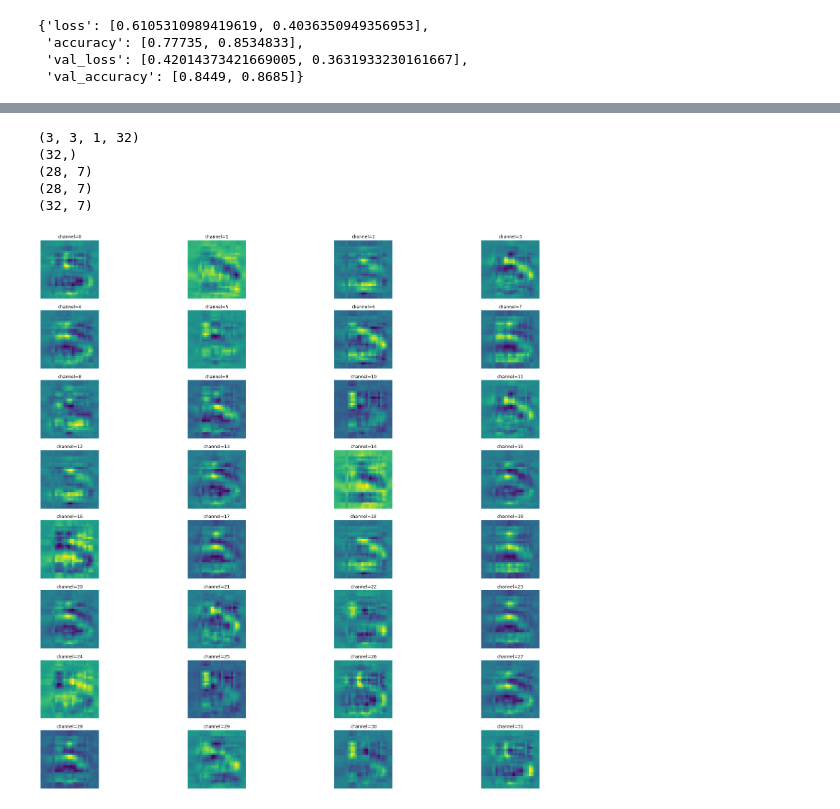
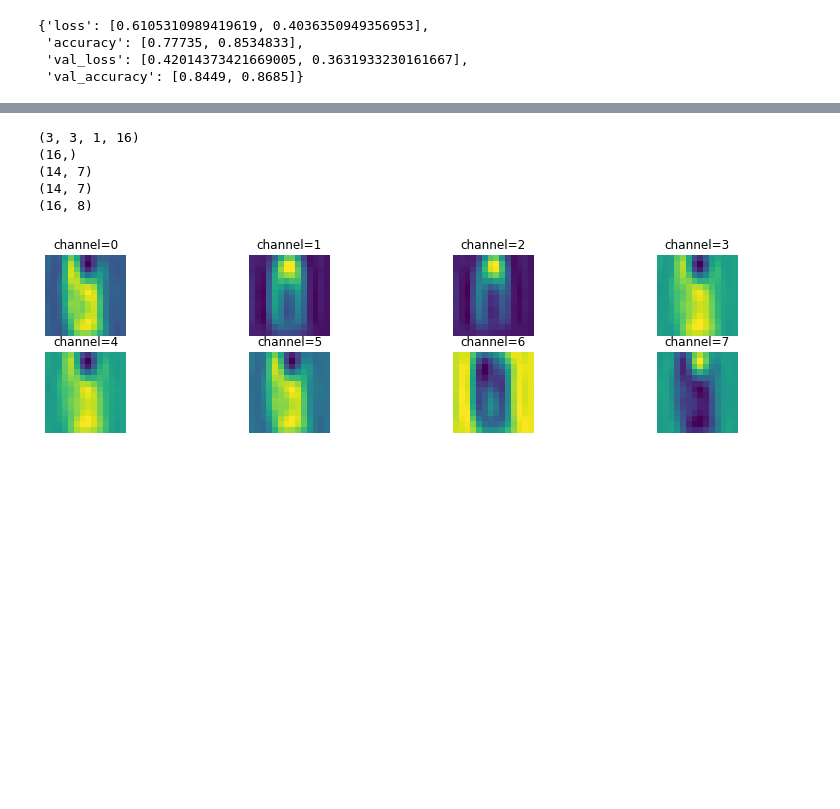
Before and after one commit to senyuan-juncheng/TensorProjectionLayer, a Jupyter notebook: TensorProjectionLayer.ipynb, the cells around one changed output, grey strips where cells are left out. Cells and saved outputs as stored; diff of their text form; code cells hidden in the pictures; blank space fills up the shorter version.

```diff
--- a/TensorProjectionLayer.ipynb
+++ b/TensorProjectionLayer.ipynb
@@ -154,9 +166,9 @@ class TensorProjectionLayer(tf.keras.layers.Layer):
 # %%
 batch_size = 100;
 num_classes = 10;
-epochs = 2;
+epochs = 10;
 # prepare data
-(x_train, y_train), (x_test, y_test) = tf.keras.datasets.fashion_mnist.load_data();
+(x_train, y_train), (x_test, y_test) = tf.keras.datasets.mnist.load_data();
 
 img_rows, img_cols = 28, 28
 
@@ -189,14 +201,14 @@ model.add(tf.keras.layers.AveragePooling2D((2,2)))
 #model.add(TensorProjectionLayer(14, 14, 16, tf.keras.activations.linear, False)) # （28，28，64） ---> (6,6,8)
 #model.add(tf.keras.layers.Dropout(0.5));
 
-model.add(tf.keras.layers.Conv2D(64, kernel_size=(3,3),strides=1, padding='same',activation='relu'));
-model.add(tf.keras.layers.AveragePooling2D((2,2)))
-#model.add(TensorProjectionLayer(7, 7, 32, tf.keras.activations.relu, False)) # （28，28，64） ---> (6,6,8)
+model.add(tf.keras.layers.Conv2D(16, kernel_size=(3,3),strides=1, padding='same',activation='relu'));
+#model.add(tf.keras.layers.AveragePooling2D((2,2)))
+model.add(TensorProjectionLayer(9, 9, 9, regularization=True, rate=0.025)) # （28，28，64） ---> (6,6,8)
 #model.add(tf.keras.layers.Dropout(0.5));
 
 model.add(tf.keras.layers.Flatten())
-model.add(tf.keras.layers.Dense(640, activation='relu'))
-model.add(tf.keras.layers.Dropout(0.5));
+model.add(tf.keras.layers.Dense(160, activation='relu'))
+#model.add(tf.keras.layers.Dropout(0.5));
 model.add(tf.keras.layers.Dense(num_classes, activation='softmax'))
 model.compile(loss=tf.keras.losses.categorical_crossentropy, optimizer=tf.keras.optimizers.RMSprop(), metrics=['accuracy'])
 # %%
@@ -284,7 +303,7 @@ Using numpy backend.
 # %%
 # Visualization
-tensor_projection_layer_name = 'tensor_projection_layer';
-conv2d_layer_name = 'conv2d';
+tensor_projection_layer_name = 'tensor_projection_layer_28';
+conv2d_layer_name = 'conv2d_57';
 
 # obtain layer
 tensor_projection_layer = tf.keras.Model(inputs=model.input, outputs=model.get_layer(tensor_projection_layer_name).output)
@@ -298,20 +317,20 @@ X = conv2d_layer.predict(x_test[0:100]);
 
 # load weights of projection layer
 tensor_projection_weights = tensor_projection_layer.get_weights();
-W1 = tensor_projection_weights[2];
-W2 = tensor_projection_weights[3];
-W3 = tensor_projection_weights[4];
+W1 = tensor_projection_weights[4];
+W2 = tensor_projection_weights[5];
+W3 = tensor_projection_weights[6];
 print(tensor_projection_weights[0].shape) # parameter of the previous conv2D layer
 print(tensor_projection_weights[1].shape) # parameter of the previsou conv2D layer
-print(tensor_projection_weights[2].shape) # W1
-print(tensor_projection_weights[3].shape) # W2
-print(tensor_projection_weights[4].shape) # W3
+print(tensor_projection_weights[4].shape) # W1
+print(tensor_projection_weights[5].shape) # W2
+print(tensor_projection_weights[6].shape) # W3
 # %% [output]
-(3, 3, 1, 32)
-(32,)
-(28, 7)
-(28, 7)
-(32, 7)
+(3, 3, 1, 16)
+(16,)
+(14, 7)
+(14, 7)
+(16, 8)
 # %%
 # compute
 def tensor_restore(Z,W1,W2,W3):
@@ -349,15 +368,15 @@ def tensor_restore(Z,W1,W2,W3):
 # %%
 X_tilde = tensor_restore(Z,W1,W2,W3);
 # %%
-num = 15; # observation
-fig = matplotlib.pyplot.figure(figsize=(28, 28))
-for c in range(32):
+num = 2; # observation
+fig = matplotlib.pyplot.figure(figsize=(14, 14))
+for c in range(8):
     ax = fig.add_subplot(8, 4, c+1)
     ax.imshow(X_tilde[num,:,:,c])
     ax.set_axis_off()
     ax.set_title("channel={}".format(c))
 matplotlib.pyplot.show();
 # %% [output]
-[figure, old version]
+[figure, new version]
 # %%
 # show conv2d output
```
Also changed, not shown: parts of 7 cells of this notebook.
